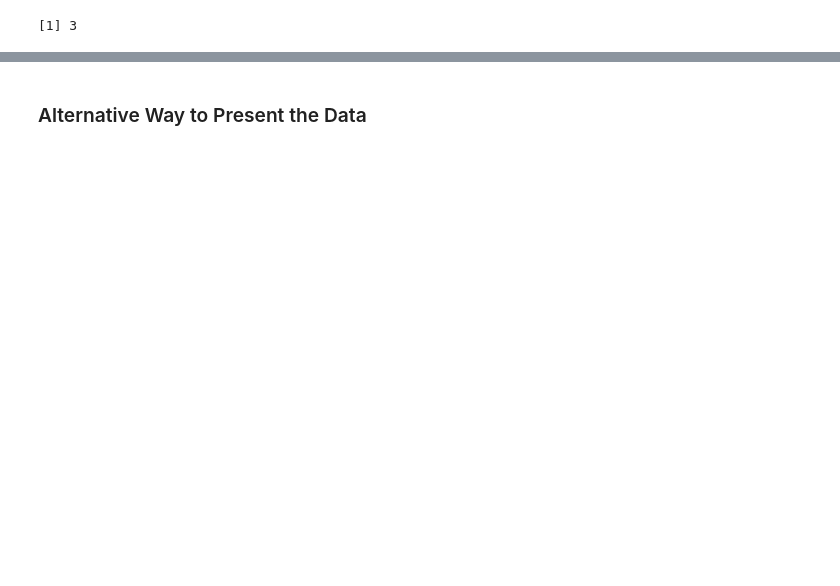
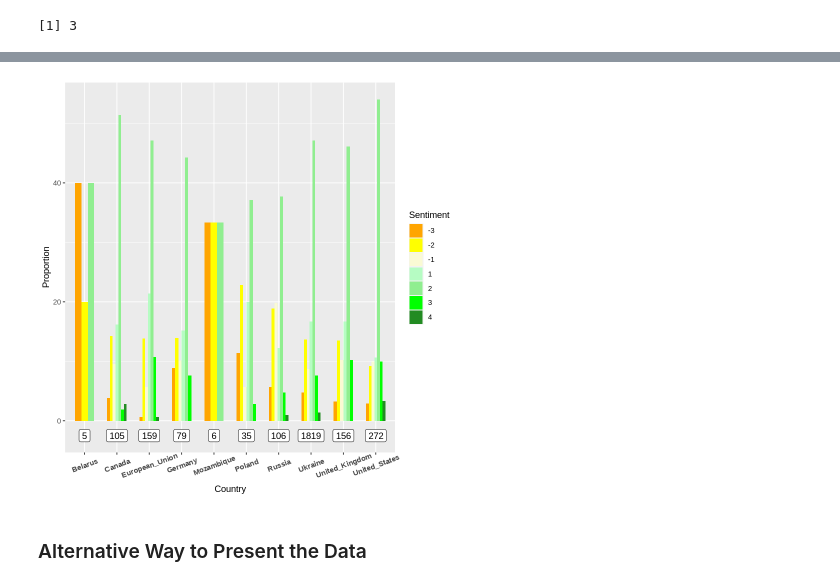
Before and after one commit to andreaskuepfer/data-analysis-visualization-lecture, a Jupyter notebook: Data_Analysis_Guest_Lecture.ipynb, the cells around one changed output, grey strips where cells are left out. Saved outputs shown, nothing was run; the diff lists cells and outputs as text; code cells hidden in the pictures; blank space fills up the shorter version.

```diff
--- a/Data_Analysis_Guest_Lecture.ipynb
+++ b/Data_Analysis_Guest_Lecture.ipynb
@@ -104,0 +253,13 @@ country_list <- c("Ukraine", "Germany", "Poland", "European_Union", "Belarus", "
+# %%
+# Create column to distinct between tweets before and after the start of the war
+# Again add the sentiment to the tweets and group by the new column
+tweets_en_emoji_sentiment_before <- tweets_en_emoji %>%
+  dplyr::filter(emojiname %in% country_list) %>% # Filter on countries which we would like to take a look at
+  dplyr::mutate(before_war = created_at < as.Date("2022-02-24")) %>% # Create a new column which describes whether a tweet was created before the war or after
+  dplyr::select(before_war, emojiname, text) %>% # Select important columns
+  tidytext::unnest_tokens(output = "word", input = text) %>% # Unnest the tokens so that each token gets its own row
+  dplyr::right_join(y = afinn_dict, by = "word") %>% # Join the sentiment dictionary to our words
+  dplyr::filter(!is.na(emojiname)) %>% # Remove words without assigned sentiment from our dataframe
+  dplyr::count(before_war, emojiname, value, name = "count") %>% # Count occurences of different sentiment scores per country (before and after war)
+  dplyr::group_by(emojiname, before_war) %>% # Group by country and before and after war start
+  dplyr::mutate(n_normalized = count/sum(count) * 100) # Calculate the normalized ratio of sentiment scores
@@ -105,26 +295,30 @@ country_list <- c("Ukraine", "Germany", "Poland", "European_Union", "Belarus", "
 # %%
-label_df <- tweets_en_emoji_sentiment %>%
-  dplyr::filter(emojiname %in% country_list) %>%
+# After Start of the War
+label_df <- tweets_en_emoji_sentiment_before %>%
+  dplyr::filter(!before_war) %>%
   dplyr::group_by(emojiname) %>%
-  dplyr::summarise(label = sum(count))
+  summarise(label = sum(count))
 
-ggplot2::ggplot(tweets_en_emoji_sentiment %>%
-                  filter(emojiname %in% country_list),
+ggplot2::ggplot(tweets_en_emoji_sentiment_before %>%
+                  dplyr::filter(!before_war),
                 mapping = ggplot2::aes(x = emojiname, y = n_normalized)) +
-  ggplot2::geom_col(aes(fill = as.factor(value)), position=position_dodge(.6), width=.6) +
-  ggplot2::geom_label(aes(label = label, y = -2.5), data = label_df) +
+  ggplot2::geom_col(ggplot2::aes(fill = as.factor(value)), position=ggplot2::position_dodge(.6), width=.6) +
+  ggplot2::geom_label(ggplot2::aes(label = label, y = -2.5), data = label_df) +
   ggplot2::scale_fill_manual(name = "Sentiment",
                              values = c("-5" = "#8B0000",
                                "-4" = "#FF0000",
                                "-3" = "#FFA500",
                                "-2" = "#FFFF00",
                                "-1" = "#fafad4",
                                "0" = "#B0B0B0",
                                "1" = "#b6fcc3",
                                "2" = "#90EE90",
                                "3" = "#00FF00",
                                "4" = "#228B22",
-                               "5" = "#006400")) +
+                               "5" = "#006400"),
+                             drop = FALSE) +
   ggplot2::labs(x = "Country",
-                y = "Proportion in %") +
+                y = "Proportion") +
   ggplot2::theme(axis.text.x = element_text(angle = 20, vjust = 0.7, face="bold"))
+# %% [output]
+[figure, added]
```
Also changed, not shown: parts of 32 cells of this notebook.
